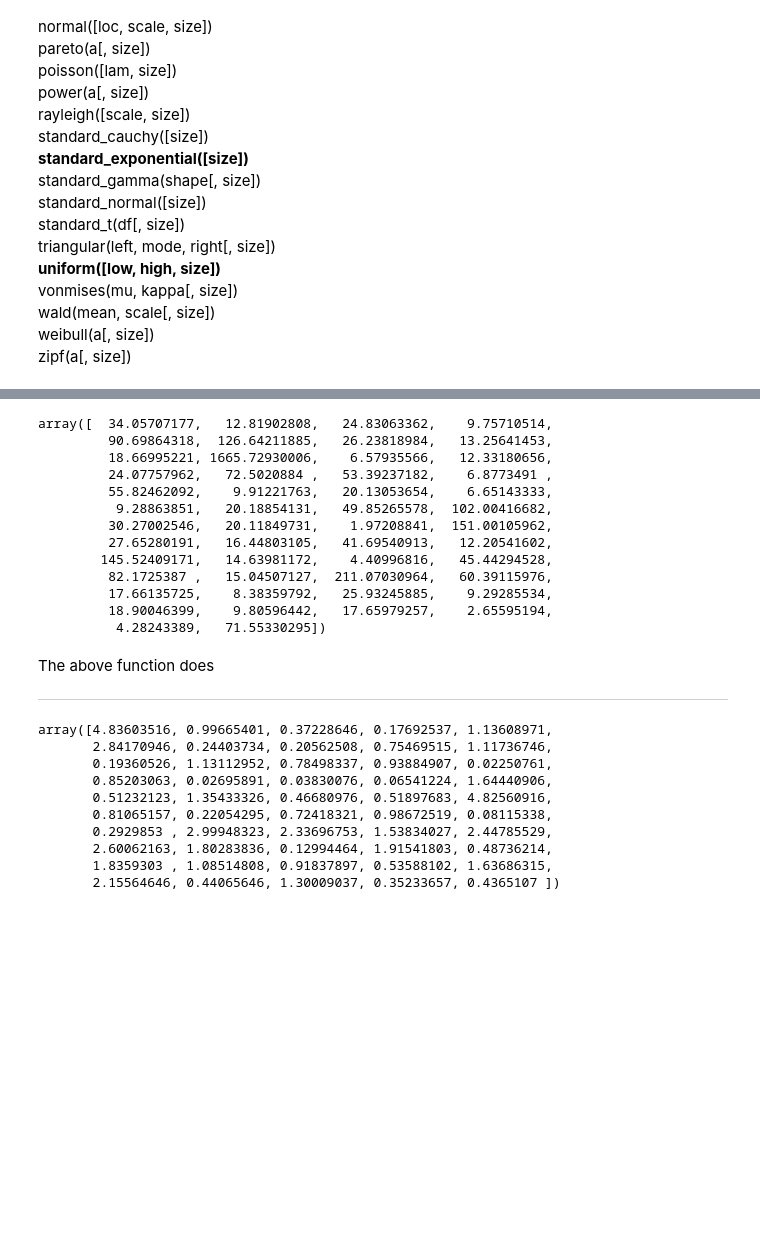
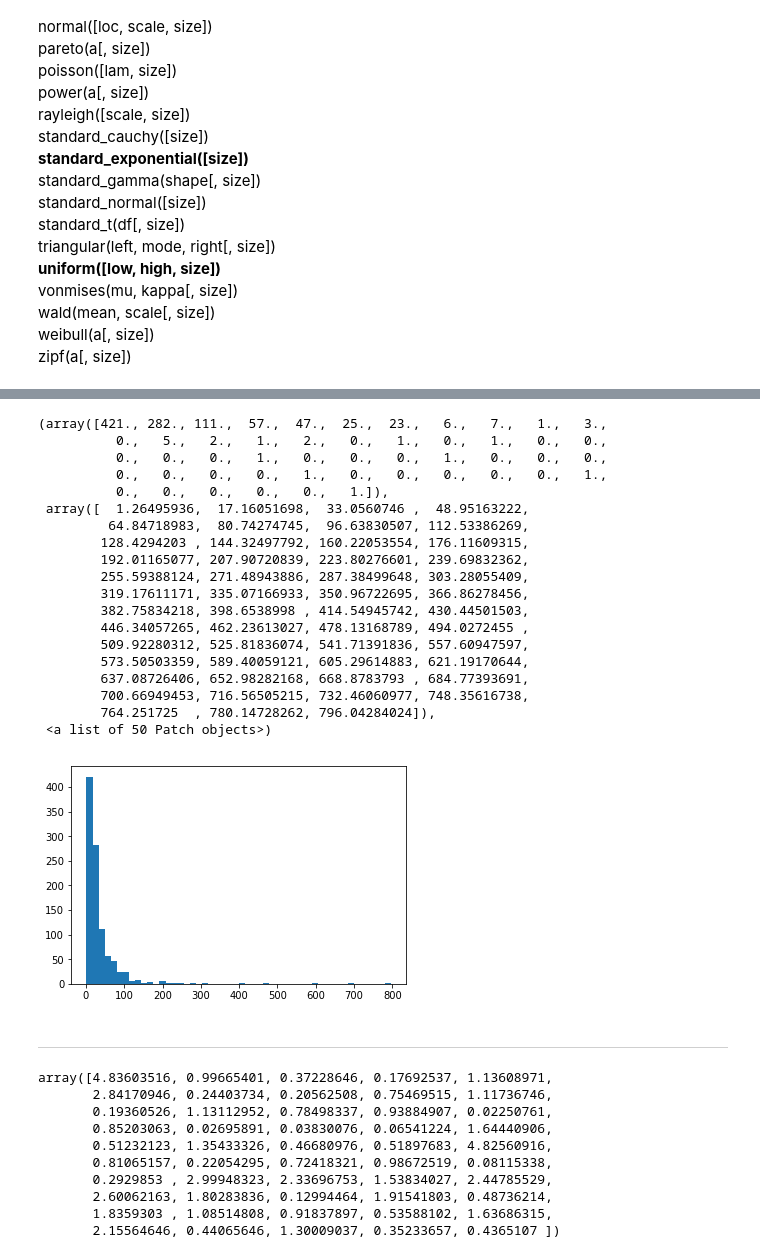
Before and after one commit to IanWafer/Programming-Assignment, a Jupyter notebook: numpy.random explained.ipynb, the cells around one changed output, grey strips where cells are left out. Drawn from its saved outputs; the diff is of its cells as text; code cells hidden in the pictures; blank space fills up the shorter version.

```diff
--- a/numpy.random explained.ipynb
+++ b/numpy.random explained.ipynb
@@ -176,23 +189,28 @@ The above function does
 # %%
-np.random.lognormal(3, 1, 50)
+plt.hist(np.random.lognormal(3., 1., 1000), bins=50)
 # %% [output]
-array([  34.05707177,   12.81902808,   24.83063362,    9.75710514,
-         90.69864318,  126.64211885,   26.23818984,   13.25641453,
-         18.66995221, 1665.72930006,    6.57935566,   12.33180656,
-         24.07757962,   72.5020884 ,   53.39237182,    6.8773491 ,
-         55.82462092,    9.91221763,   20.13053654,    6.65143333,
-          9.28863851,   20.18854131,   49.85265578,  102.00416682,
-         30.27002546,   20.11849731,    1.97208841,  151.00105962,
-         27.65280191,   16.44803105,   41.69540913,   12.20541602,
-        145.52409171,   14.63981172,    4.40996816,   45.44294528,
-         82.1725387 ,   15.04507127,  211.07030964,   60.39115976,
-         17.66135725,    8.38359792,   25.93245885,    9.29285534,
-         18.90046399,    9.80596442,   17.65979257,    2.65595194,
-          4.28243389,   71.55330295])
+(array([421., 282., 111.,  57.,  47.,  25.,  23.,   6.,   7.,   1.,   3.,
+          0.,   5.,   2.,   1.,   2.,   0.,   1.,   0.,   1.,   0.,   0.,
+          0.,   0.,   0.,   1.,   0.,   0.,   0.,   1.,   0.,   0.,   0.,
+          0.,   0.,   0.,   0.,   1.,   0.,   0.,   0.,   0.,   0.,   1.,
+          0.,   0.,   0.,   0.,   0.,   1.]),
+ array([  1.26495936,  17.16051698,  33.0560746 ,  48.95163222,
+         64.84718983,  80.74274745,  96.63830507, 112.53386269,
+        128.4294203 , 144.32497792, 160.22053554, 176.11609315,
+        192.01165077, 207.90720839, 223.80276601, 239.69832362,
+        255.59388124, 271.48943886, 287.38499648, 303.28055409,
+        319.17611171, 335.07166933, 350.96722695, 366.86278456,
+        382.75834218, 398.6538998 , 414.54945742, 430.44501503,
+        446.34057265, 462.23613027, 478.13168789, 494.0272455 ,
+        509.92280312, 525.81836074, 541.71391836, 557.60947597,
+        573.50503359, 589.40059121, 605.29614883, 621.19170644,
+        637.08726406, 652.98282168, 668.8783793 , 684.77393691,
+        700.66949453, 716.56505215, 732.46060977, 748.35616738,
+        764.251725  , 780.14728262, 796.04284024]),
+ <a list of 50 Patch objects>)
+[figure, added]
-# %% [markdown]
-The above function does
-
-***
+# %% [markdown]
+***
 # %%
 np.random.standard_exponential(50)
 # %% [output]
```
Also changed, not shown: parts of 14 cells of this notebook.
